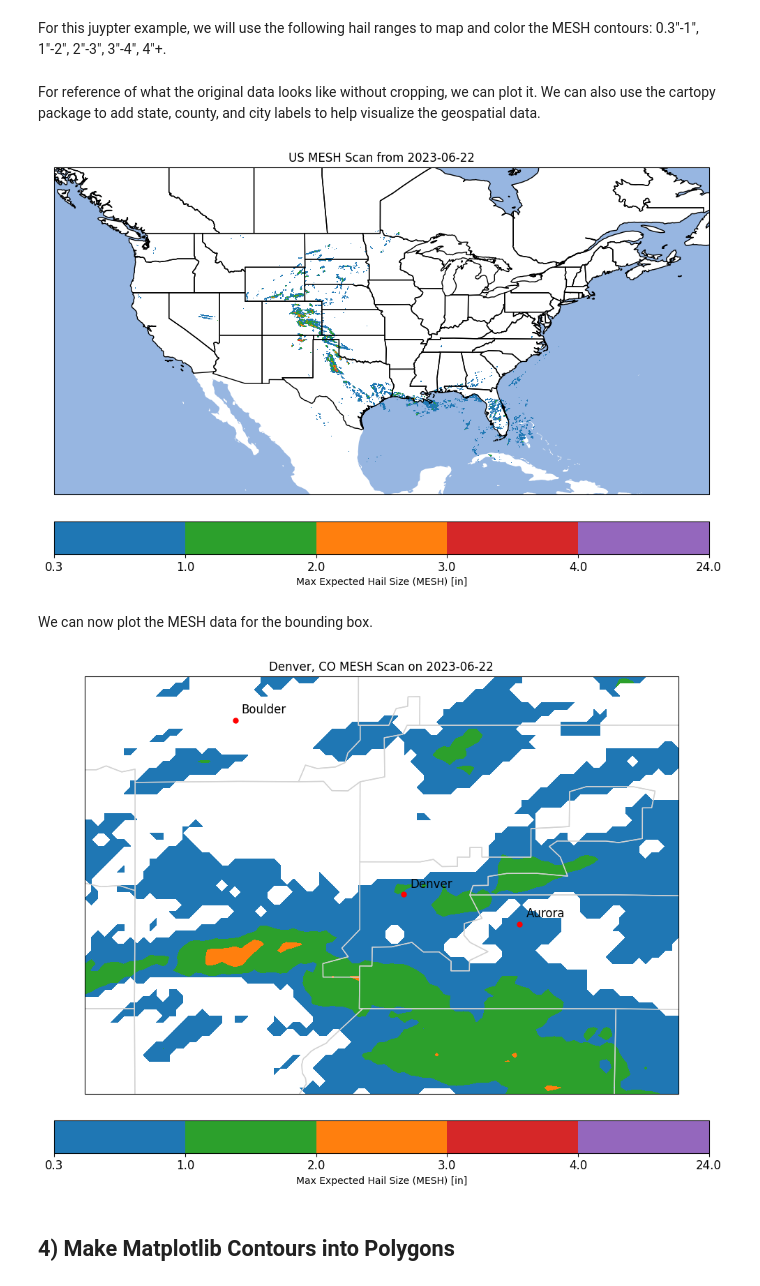
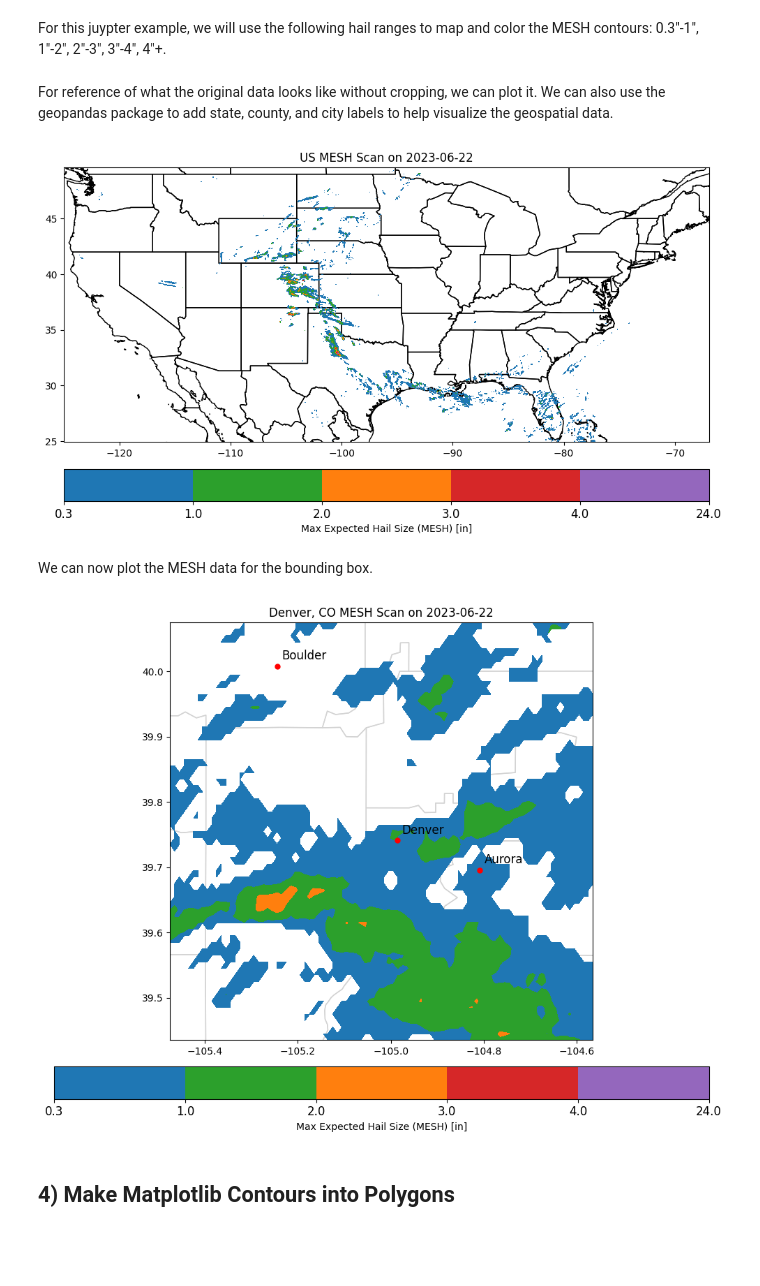
Before and after one commit to NREL/Panel-Segmentation, a Jupyter notebook: MESH_scan_example.ipynb, the cells around one changed output. Saved outputs shown, nothing was run; the diff lists cells and outputs as text; code cells hidden in the pictures; blank space fills up the shorter version.

Commit message:
replaced cartopy with geopandas import due to cartopy installation issues

```diff
--- a/MESH_scan_example.ipynb
+++ b/MESH_scan_example.ipynb
@@ -160,71 +155,72 @@ ccrs_projection = ccrs.PlateCarree()
 # %% [markdown]
-For reference of what the original data looks like without cropping, we can plot it. We can also use the cartopy package to add state, county, and city labels to help visualize the geospatial data.
+For reference of what the original data looks like without cropping, we can plot it. We can also use the geopandas package to add state, county, and city labels to help visualize the geospatial data.
 # %%
 # Generate figure for original, uncropped data
-fig, ax = plt.subplots(figsize=(10, 8), subplot_kw={
-                       "projection": ccrs_projection})
+fig, ax = plt.subplots(figsize=(10, 8))
 
-# Optional, adding geographic features helps with map aesthetics
+# Optional: adding geographic features helps with map aesthetics
 # Add state borders
-ax.add_feature(cfeature.STATES, linestyle='-', edgecolor="black")
-# Add ocean, lakes features
-ax.add_feature(cfeature.OCEAN.with_scale('50m'))
+states = gpd.read_file("https://naciscdn.org/naturalearth/10m/cultural/ne_10m_admin_1_states_provinces.zip")
+states.plot(ax=ax, color="none", edgecolor="black")
 
 # Get max hail size across all mesh data
 max_grib2_mesh = grib2_mesh.max(dim="time")
 # Plot the grib2 contours
 grib2_contours = plt.contourf(grib2_lon, grib2_lat, max_grib2_mesh,
-                            transform=ccrs_projection, cmap=cmap, norm=norm,
+                            cmap=cmap, norm=norm,
                             levels=contour_levels)
 
+# Bounding box of US continent (Alaska not included in the bbox)
+us_lat_min, us_lat_max = 24.9493, 49.5904
+us_lon_min, us_lon_max = -125.0011, -66.9326
+# Zoom to United States
+ax.set_xlim(us_lon_min, us_lon_max )
+ax.set_ylim(us_lat_min, us_lat_max)
 # Add color bar for hail
 cbar = plt.colorbar(grib2_contours, orientation="horizontal", ax=ax, pad=0.05)
 cbar.set_label("Max Expected Hail Size (MESH) [in]")
 cbar.ax.tick_params(labelsize=12)
-plt.title(f"US MESH Scan from {storm_dt_str}")
+plt.title(f"US MESH Scan on {storm_dt_str}")
 plt.tight_layout()
 plt.show()
 # %% [output]
-[figure, old version]
+[figure, new version]
 # %% [markdown]
 We can now plot the MESH data for the bounding box.
 # %%
 # Generate figure for original, uncropped data
-fig2, ax2 = plt.subplots(figsize=(10, 8), subplot_kw={
-                       "projection": ccrs_projection})
+fig2, ax2 = plt.subplots(figsize=(10, 8))
 
 # Optional, adding geographic features helps with map aesthetics
 # Add state borders
-ax2.add_feature(cfeature.STATES, linestyle='-', edgecolor="black")
+states.plot(ax=ax2, color="none", edgecolor="black")
 # Add counties
-COUNTIES = cfeature.NaturalEarthFeature(
-            category="cultural", name="admin_2_counties",
-            scale="10m", facecolor="none")
-ax2.add_feature(COUNTIES, edgecolor="#D3D3D3")
-# Import city names from populated places
-shp_filename = shapereader.natural_earth(resolution='10m',
-                                                 category='cultural',
-                                                 name='populated_places')
-reader = shapereader.Reader(shp_filename)
+counties = gpd.read_file("https://naciscdn.org/naturalearth/10m/cultural/ne_10m_admin_2_counties.zip")
+counties.plot(ax=ax2, color="none", edgecolor="#D3D3D3")
+
+# Get city names
+cities = gpd.read_file("https://naciscdn.org/naturalearth/10m/cultural/ne_10m_populated_places.zip")
+# Filter cities within nw, se, coordinates bbox
+cities_bbox = cities[
+    (cities.geometry.bounds.miny >= se_bbox_lat) &
+    (cities.geometry.bounds.maxy <= nw_bbox_lat) &
+    (cities.geometry.bounds.minx >= nw_bbox_lon) &
+    (cities.geometry.bounds.maxx <= se_bbox_lon)]
 # Plot cities with names
-for city in reader.records():
+for idx, city in cities_bbox.iterrows():
     x, y = city.geometry.x, city.geometry.y
-    # Crop city to requested nw, se coordinates so we don't load all cities in the world
-    if se_bbox_lat <= y <= nw_bbox_lat:
-        if nw_bbox_lon <= x <= se_bbox_lon:
-            ax2.plot(x, y, 'ro', markersize=5,
-                    transform=ccrs_projection)
-            ax2.text(x+0.01, y+0.01,
-                    city.attributes['NAME'],
-                    fontsize=12,
-                    transform=ccrs_projection)
+    ax2.plot(x, y, "ro", markersize=5)
+    ax2.text(x+0.01, y+0.01, city["NAME"], fontsize=12)
 
 # Get max hail size across all mesh data
 max_bbox_mesh = bbox_mesh.max(dim="time")
 # Plot the contours
 bbox_contours = plt.contourf(bbox_lon, bbox_lat, max_bbox_mesh,
-                            transform=ccrs_projection, cmap=cmap, norm=norm,
+                            cmap=cmap, norm=norm,
                             levels=contour_levels)
+# Zoom to bbox locations
+ax2.set_xlim(nw_bbox_lon, se_bbox_lon)
+ax2.set_ylim(se_bbox_lat, nw_bbox_lat)
 # Add color bar for hail
 cbar = plt.colorbar(bbox_contours, orientation="horizontal", ax=ax2, pad=0.05)
 cbar.set_label("Max Expected Hail Size (MESH) [in]")
@@ -233,7 +229,7 @@ plt.title(f"Denver, CO MESH Scan on {storm_dt_str}")
 plt.tight_layout()
 plt.show()
 # %% [output]
-[figure, old version]
+[figure, new version]
 # %% [markdown]
 ## 4) Make Matplotlib Contours into Polygons
 # %% [markdown]
```
Also changed, not shown: parts of 4 cells of this notebook.
